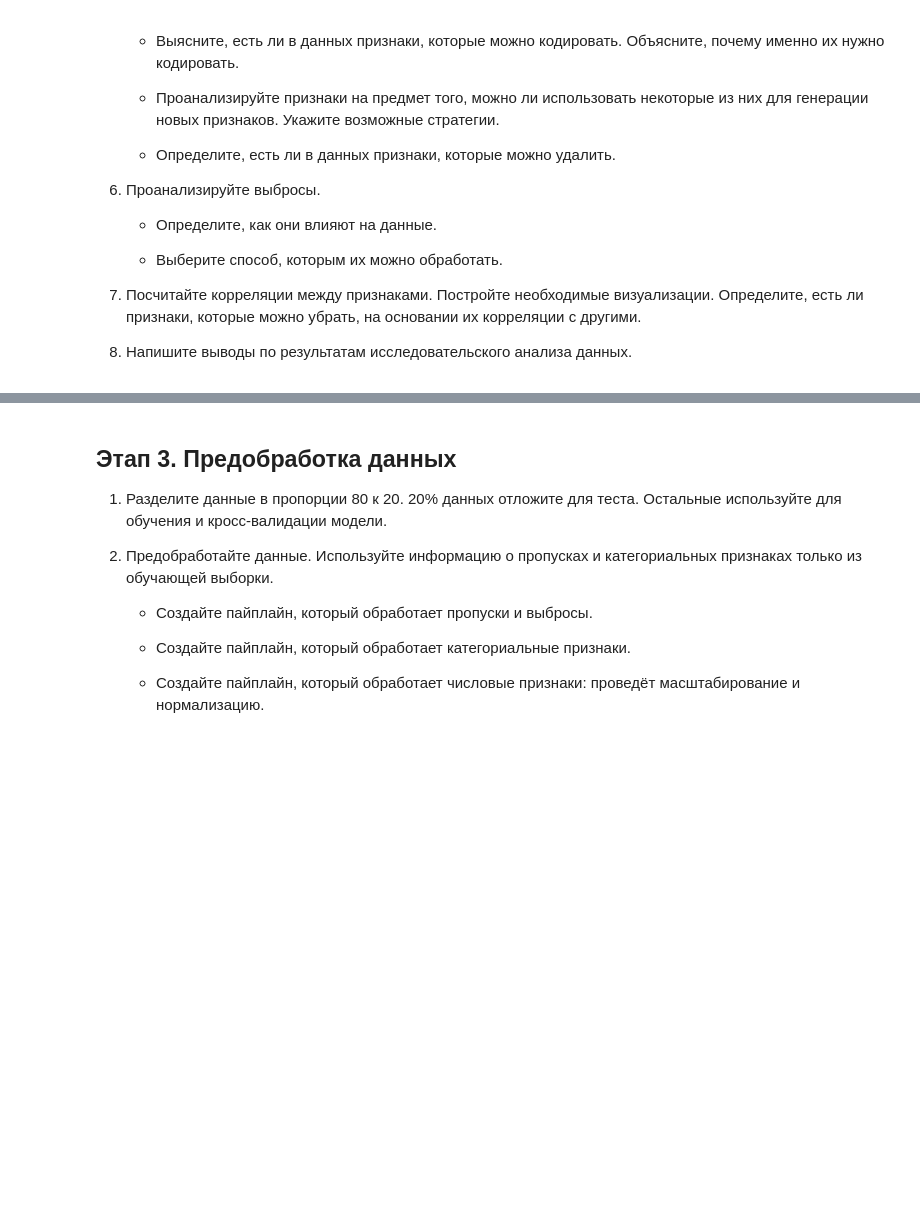
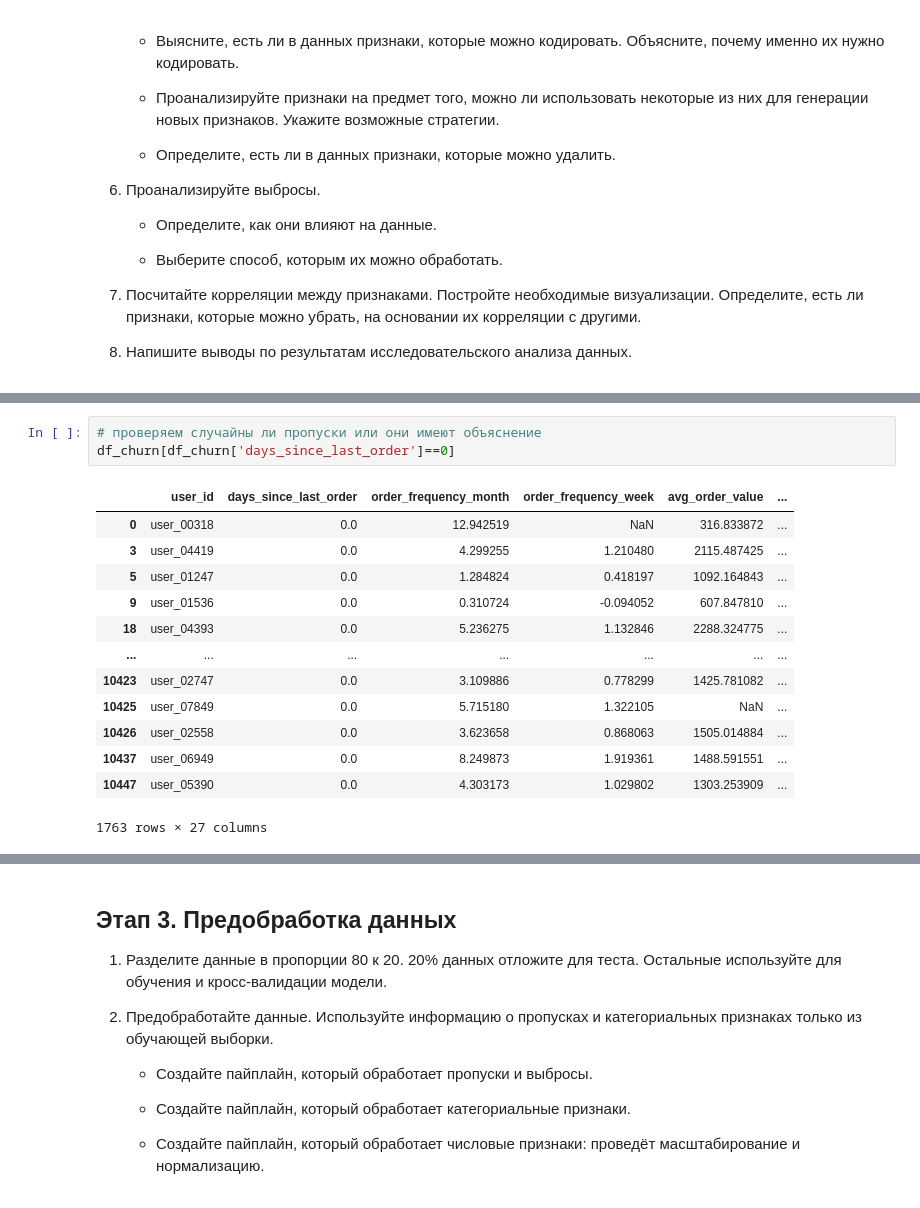
Before and after one commit to andreiyopt/coffee_churn_model, a Jupyter notebook: work/coffee_churn_model.ipynb, the cells around one changed output, grey strips where cells are left out. Saved outputs shown, nothing was run; the diff lists cells and outputs as text; blank space fills up the shorter version.

```diff
--- a/work/coffee_churn_model.ipynb
+++ b/work/coffee_churn_model.ipynb
@@ -65,0 +310,17 @@ NumPy: 1.21.4
+# %%
+# проверяем случайны ли пропуски или они имеют объяснение
+df_churn[df_churn['days_since_last_order']==0]
+# %% [output]
+|  | user_id | days_since_last_order | order_frequency_month | order_frequency_week | avg_order_value | ... |
+| 0 | user_00318 | 0.0 | 12.942519 | NaN | 316.833872 | ... |
+| 3 | user_04419 | 0.0 | 4.299255 | 1.210480 | 2115.487425 | ... |
+| 5 | user_01247 | 0.0 | 1.284824 | 0.418197 | 1092.164843 | ... |
+| 9 | user_01536 | 0.0 | 0.310724 | -0.094052 | 607.847810 | ... |
+| 18 | user_04393 | 0.0 | 5.236275 | 1.132846 | 2288.324775 | ... |
+| ... | ... | ... | ... | ... | ... | ... |
+| 10423 | user_02747 | 0.0 | 3.109886 | 0.778299 | 1425.781082 | ... |
+| 10425 | user_07849 | 0.0 | 5.715180 | 1.322105 | NaN | ... |
+| 10426 | user_02558 | 0.0 | 3.623658 | 0.868063 | 1505.014884 | ... |
+| 10437 | user_06949 | 0.0 | 8.249873 | 1.919361 | 1488.591551 | ... |
+| 10447 | user_05390 | 0.0 | 4.303173 | 1.029802 | 1303.253909 | ... |
+1763 rows × 27 columns
```
Also changed, not shown: parts of 53 cells of this notebook.
